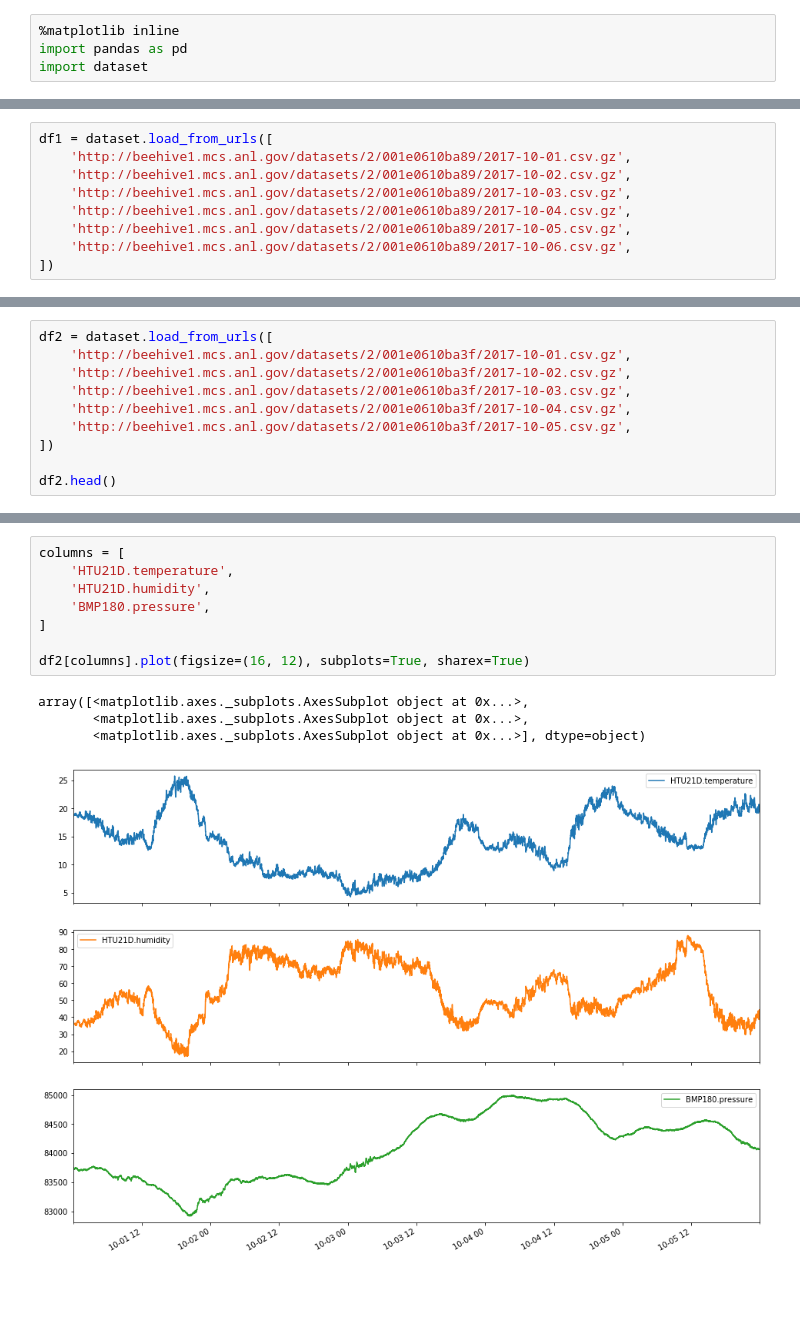
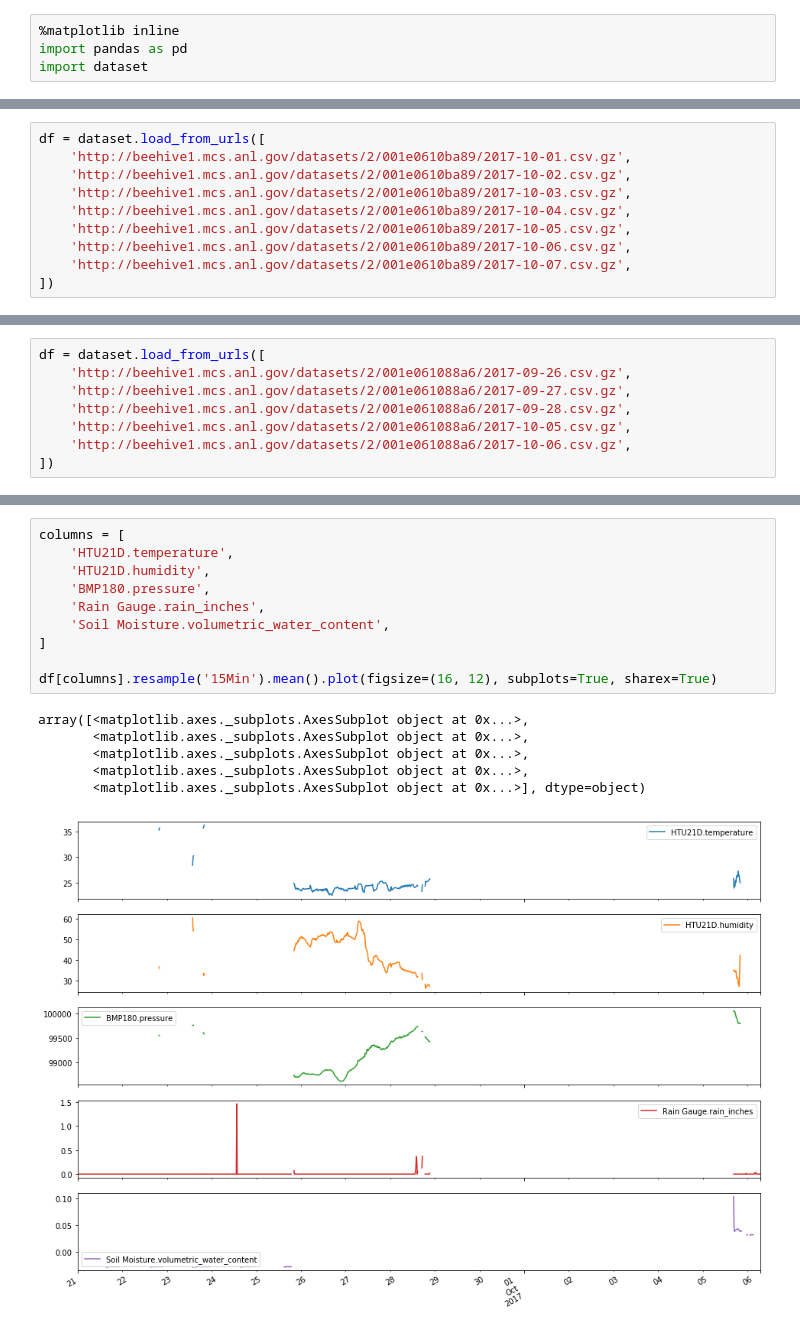
Before and after one commit to seanshahkarami/waggle-notebooks, a Jupyter notebook: Plotting Example.ipynb, the cells around one changed output, grey strips where cells are left out. Drawn from its saved outputs; the diff is of its cells as text; blank space fills up the shorter version.

Commit message:
added commentary and resample

```diff
--- a/Plotting Example.ipynb
+++ b/Plotting Example.ipynb
@@ -5,9 +13,10 @@ import dataset
 # %%
-df1 = dataset.load_from_urls([
+df = dataset.load_from_urls([
     'http://beehive1.mcs.anl.gov/datasets/2/001e0610ba89/2017-10-01.csv.gz',
     'http://beehive1.mcs.anl.gov/datasets/2/001e0610ba89/2017-10-02.csv.gz',
     'http://beehive1.mcs.anl.gov/datasets/2/001e0610ba89/2017-10-03.csv.gz',
     'http://beehive1.mcs.anl.gov/datasets/2/001e0610ba89/2017-10-04.csv.gz',
     'http://beehive1.mcs.anl.gov/datasets/2/001e0610ba89/2017-10-05.csv.gz',
     'http://beehive1.mcs.anl.gov/datasets/2/001e0610ba89/2017-10-06.csv.gz',
+    'http://beehive1.mcs.anl.gov/datasets/2/001e0610ba89/2017-10-07.csv.gz',
 ])
@@ -27,10 +63,8 @@ array([<matplotlib.axes._subplots.AxesSubplot object at 0x...>,
 # %%
-df2 = dataset.load_from_urls([
-    'http://beehive1.mcs.anl.gov/datasets/2/001e0610ba3f/2017-10-01.csv.gz',
-    'http://beehive1.mcs.anl.gov/datasets/2/001e0610ba3f/2017-10-02.csv.gz',
-    'http://beehive1.mcs.anl.gov/datasets/2/001e0610ba3f/2017-10-03.csv.gz',
-    'http://beehive1.mcs.anl.gov/datasets/2/001e0610ba3f/2017-10-04.csv.gz',
-    'http://beehive1.mcs.anl.gov/datasets/2/001e0610ba3f/2017-10-05.csv.gz',
+df = dataset.load_from_urls([
+    'http://beehive1.mcs.anl.gov/datasets/2/001e061088a6/2017-09-26.csv.gz',
+    'http://beehive1.mcs.anl.gov/datasets/2/001e061088a6/2017-09-27.csv.gz',
+    'http://beehive1.mcs.anl.gov/datasets/2/001e061088a6/2017-09-28.csv.gz',
+    'http://beehive1.mcs.anl.gov/datasets/2/001e061088a6/2017-10-05.csv.gz',
+    'http://beehive1.mcs.anl.gov/datasets/2/001e061088a6/2017-10-06.csv.gz',
 ])
-
-df2.head()
@@ -45,13 +71,17 @@ df2.head()
 # %%
 columns = [
     'HTU21D.temperature',
     'HTU21D.humidity',
     'BMP180.pressure',
+    'Rain Gauge.rain_inches',
+    'Soil Moisture.volumetric_water_content',
 ]
 
-df2[columns].plot(figsize=(16, 12), subplots=True, sharex=True)
+df[columns].resample('15Min').mean().plot(figsize=(16, 12), subplots=True, sharex=True)
 # %% [output]
 array([<matplotlib.axes._subplots.AxesSubplot object at 0x...>,
        <matplotlib.axes._subplots.AxesSubplot object at 0x...>,
+       <matplotlib.axes._subplots.AxesSubplot object at 0x...>,
+       <matplotlib.axes._subplots.AxesSubplot object at 0x...>,
        <matplotlib.axes._subplots.AxesSubplot object at 0x...>], dtype=object)
-[figure, old version]
+[figure, new version]
```
Also changed, not shown: parts of 10 cells of this notebook.
